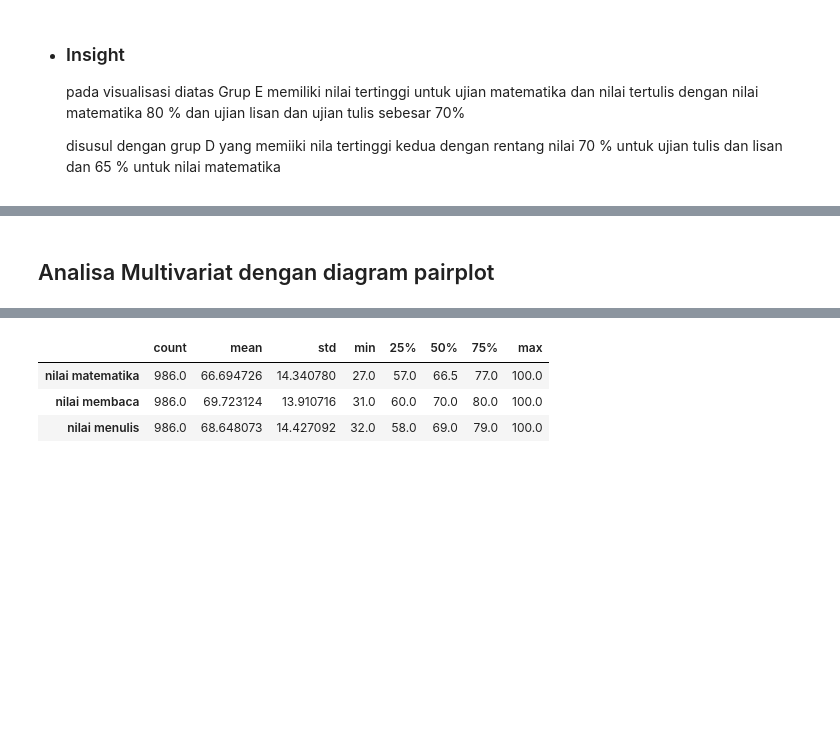
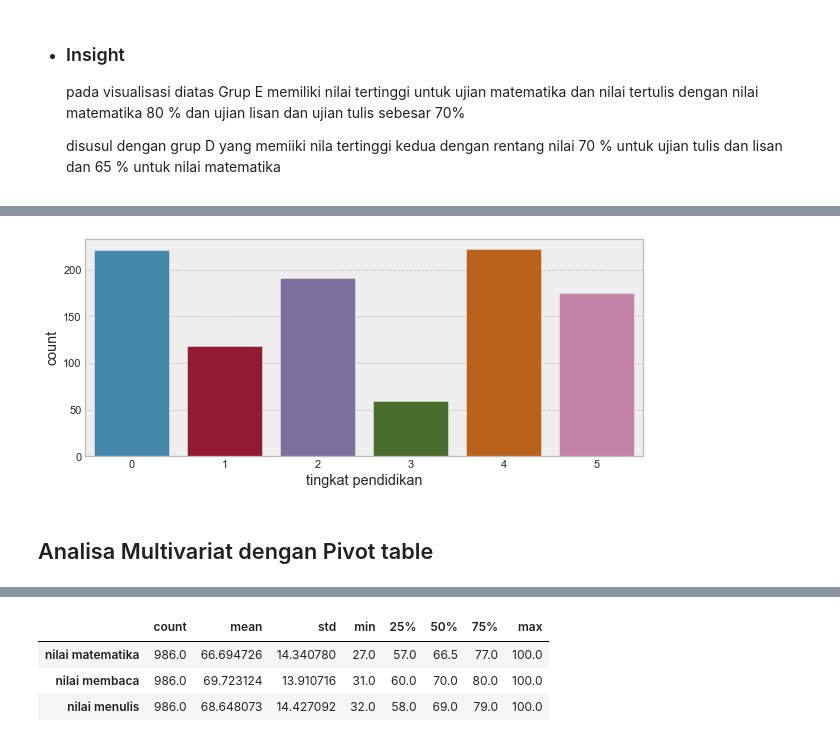
Before and after one commit to AlanFirdaus13/Implementation-student-performance-with-linear-regression-algorithm, a Jupyter notebook: implementation student performance with linear regression algorithm python .ipynb, the cells around one changed output, grey strips where cells are left out. Drawn from its saved outputs; the diff is of its cells as text; code cells hidden in the pictures; blank space fills up the shorter version.

```diff
--- a/implementation student performance with linear regression algorithm python .ipynb
+++ b/implementation student performance with linear regression algorithm python .ipynb
@@ -801,2 +817,8 @@ plt.show()
+# %%
+plt.figure(figsize=(10,4))
+sns.countplot(x = 'tingkat pendidikan',data = data_siswa)
+plt.show()
+# %% [output]
+[figure, added]
 # %% [markdown]
-## Analisa Multivariat dengan diagram pairplot
+## Analisa Multivariat dengan Pivot table
```
Also changed, not shown: parts of 40 cells of this notebook.
